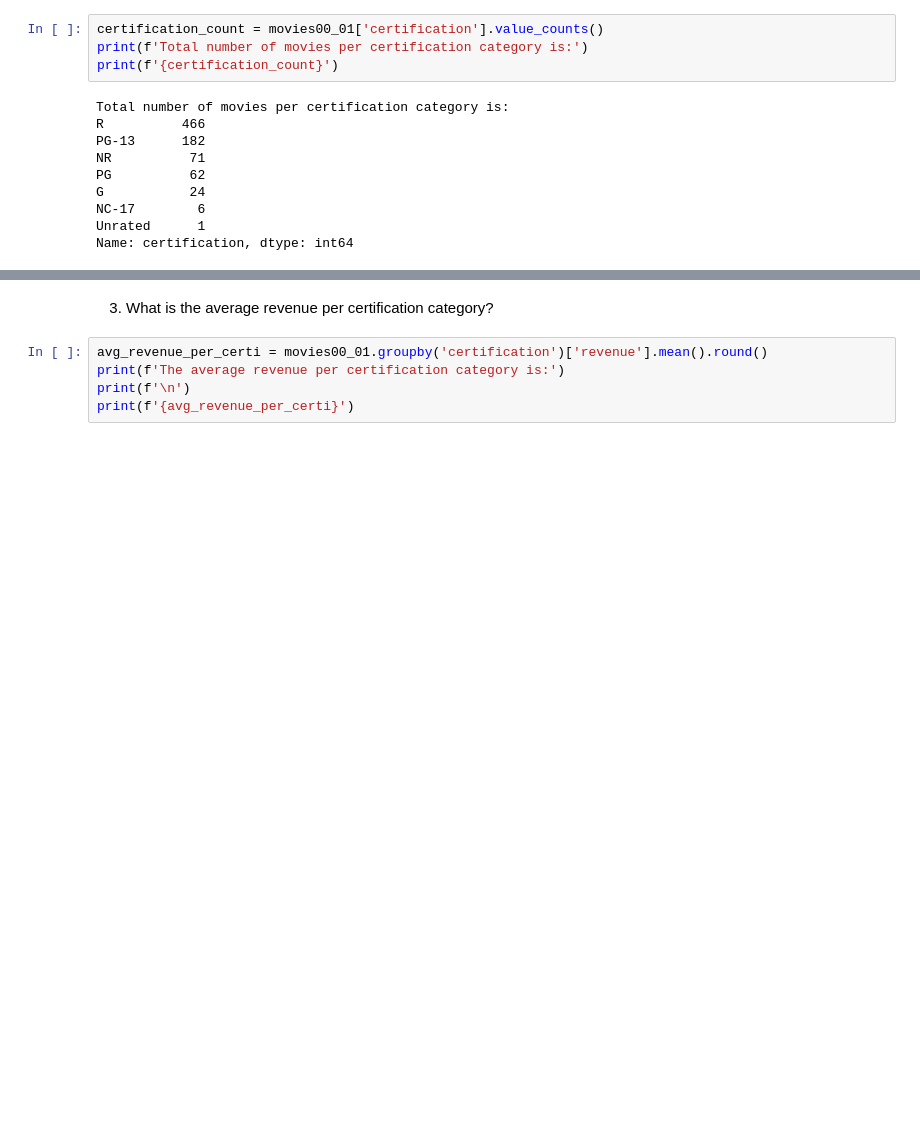
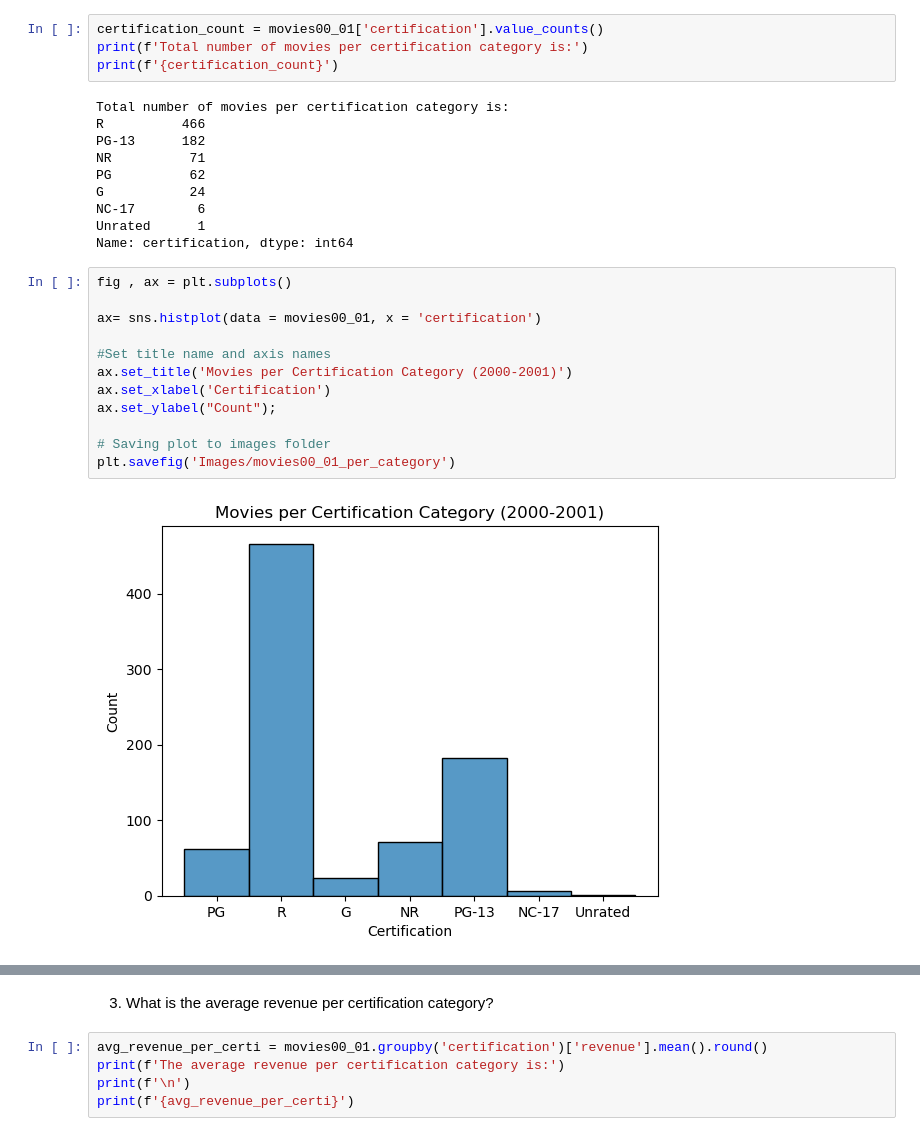
Before and after one commit to patelmedha/IMDB-Movie-Ratings, a Jupyter notebook: PART 2- Extract from TMDB (EDA).ipynb, the cells around one changed output, grey strips where cells are left out. Drawn from its saved outputs; the diff is of its cells as text; blank space fills up the shorter version.

```diff
--- a/PART 2- Extract from TMDB (EDA).ipynb
+++ b/PART 2- Extract from TMDB (EDA).ipynb
@@ -87,3 +125,17 @@ G           24
 NC-17        6
 Unrated      1
 Name: certification, dtype: int64
+# %%
+fig , ax = plt.subplots()
+
+ax= sns.histplot(data = movies00_01, x = 'certification')
+
+#Set title name and axis names
+ax.set_title('Movies per Certification Category (2000-2001)')
+ax.set_xlabel('Certification')
+ax.set_ylabel("Count");
+
+# Saving plot to images folder
+plt.savefig('Images/movies00_01_per_category')
+# %% [output]
+[figure, added]
```
Also changed, not shown: parts of 7 cells of this notebook, 5 other files.
